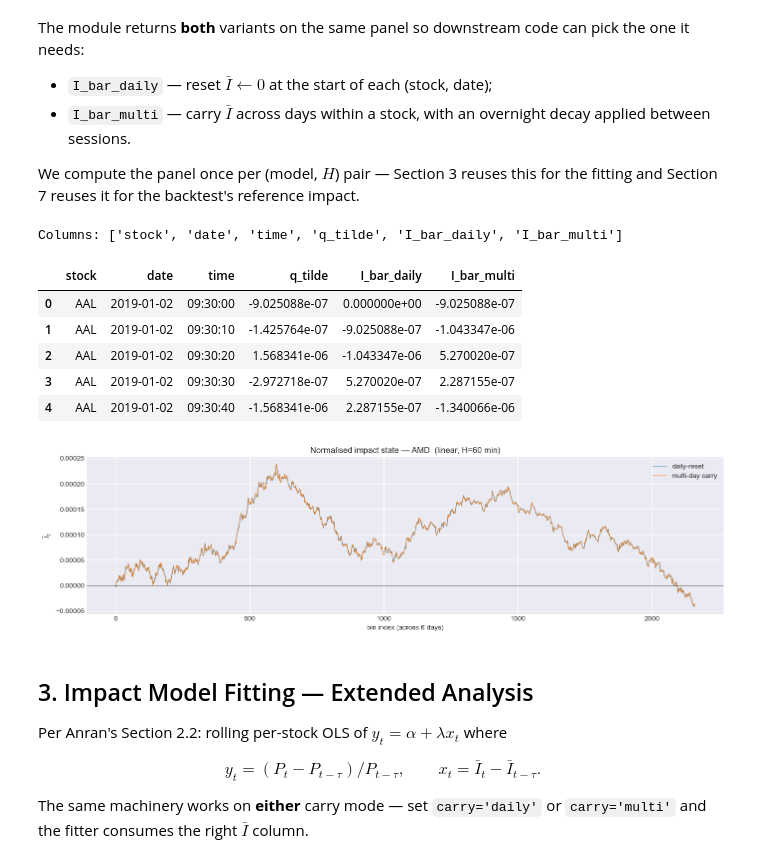
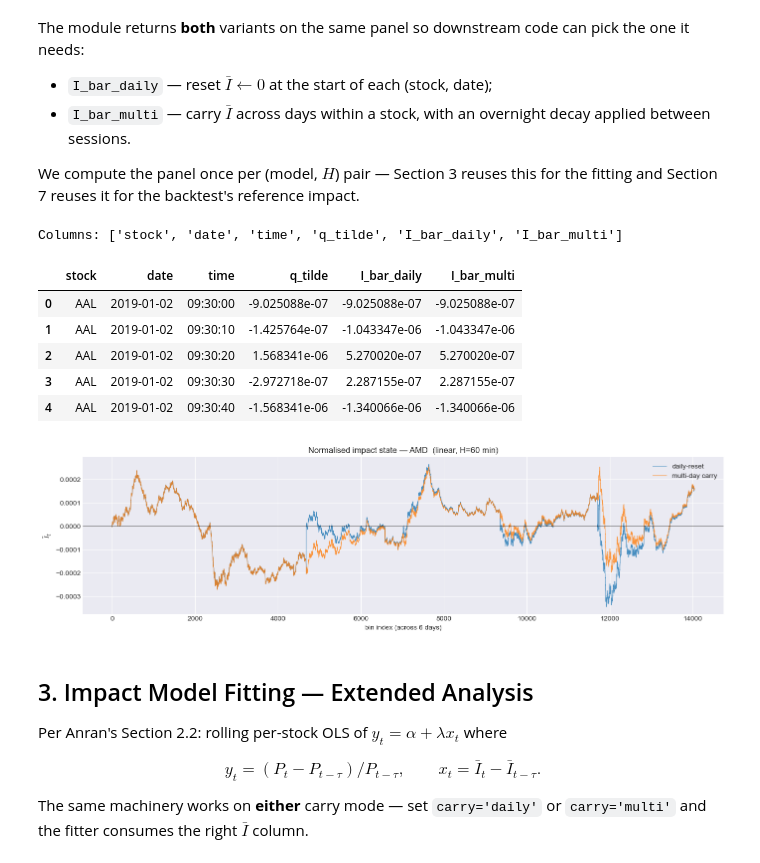
Before and after one commit to christopher-dybdahl/price_impact_optimal_execution, a Jupyter notebook: final_pipeline.ipynb, the cells around one changed output. Drawn from its saved outputs; the diff is of its cells as text; code cells hidden in the pictures.

```diff
--- a/final_pipeline.ipynb
+++ b/final_pipeline.ipynb
@@ -21,10 +48,15 @@ Each numbered section is one phase of the pipeline; the *Results* section runs m
 import sys
 from pathlib import Path
 
+# Important: ensure auto-reloading is on so that changes to src/price_impact/
+# are reflected automatically without having to restart the kernel.
+%load_ext autoreload
+%autoreload 2
+
 # Folder layout: final_project/ holds the notebook + src/; the shared
 # data/ directory lives at the project root, one level up.
 ROOT = Path.cwd()
-PROJECT_ROOT = ROOT.parent
+PROJECT_ROOT = ROOT
 SRC = ROOT / "src"
 if str(SRC) not in sys.path:
     sys.path.insert(0, str(SRC))
@@ -119,29 +151,29 @@ imp.head()
 # %% [output]
 Columns: ['stock', 'date', 'time', 'q_tilde', 'I_bar_daily', 'I_bar_multi']
 |  | stock | date | time | q_tilde | I_bar_daily | I_bar_multi |
-| 0 | AAL | 2019-01-02 | 09:30:00 | -9.025088e-07 | 0.000000e+00 | -9.025088e-07 |
-| 1 | AAL | 2019-01-02 | 09:30:10 | -1.425764e-07 | -9.025088e-07 | -1.043347e-06 |
-| 2 | AAL | 2019-01-02 | 09:30:20 | 1.568341e-06 | -1.043347e-06 | 5.270020e-07 |
-| 3 | AAL | 2019-01-02 | 09:30:30 | -2.972718e-07 | 5.270020e-07 | 2.287155e-07 |
-| 4 | AAL | 2019-01-02 | 09:30:40 | -1.568341e-06 | 2.287155e-07 | -1.340066e-06 |
+| 0 | AAL | 2019-01-02 | 09:30:00 | -9.025088e-07 | -9.025088e-07 | -9.025088e-07 |
+| 1 | AAL | 2019-01-02 | 09:30:10 | -1.425764e-07 | -1.043347e-06 | -1.043347e-06 |
+| 2 | AAL | 2019-01-02 | 09:30:20 | 1.568341e-06 | 5.270020e-07 | 5.270020e-07 |
+| 3 | AAL | 2019-01-02 | 09:30:30 | -2.972718e-07 | 2.287155e-07 | 2.287155e-07 |
+| 4 | AAL | 2019-01-02 | 09:30:40 | -1.568341e-06 | -1.340066e-06 | -1.340066e-06 |
 # %%
 # Quick visual: daily-reset vs multi-day Ī for one (stock, range of dates).
 stock_demo = panel.stocks[0]
 sample = (
-    imp[imp["stock"] == stock_demo].sort_values(["date", "time"]).head(2160)
+    imp[imp["stock"] == stock_demo].sort_values(["date", "time"]).head(2340 * 6)
 )  # ~6 days
 fig, ax = plt.subplots(figsize=(14, 4))
 ax.plot(sample["I_bar_daily"].values, lw=0.8, label="daily-reset", alpha=0.8)
 ax.plot(sample["I_bar_multi"].values, lw=0.8, label="multi-day carry", alpha=0.8)
 ax.axhline(0, color="k", lw=0.5)
 ax.set_title(f"Normalised impact state — {stock_demo}  (linear, H={H_FIT:.0f} min)")
 ax.set_xlabel("bin index (across 6 days)")
 ax.set_ylabel(r"$\bar I_t$")
 ax.legend()
 plt.tight_layout()
 plt.show()
 # %% [output]
-[figure, old version]
+[figure, new version]
 # %% [markdown]
 ## 3. Impact Model Fitting — Extended Analysis
 
```
Also changed, not shown: parts of 5 cells of this notebook, 3 other files.
